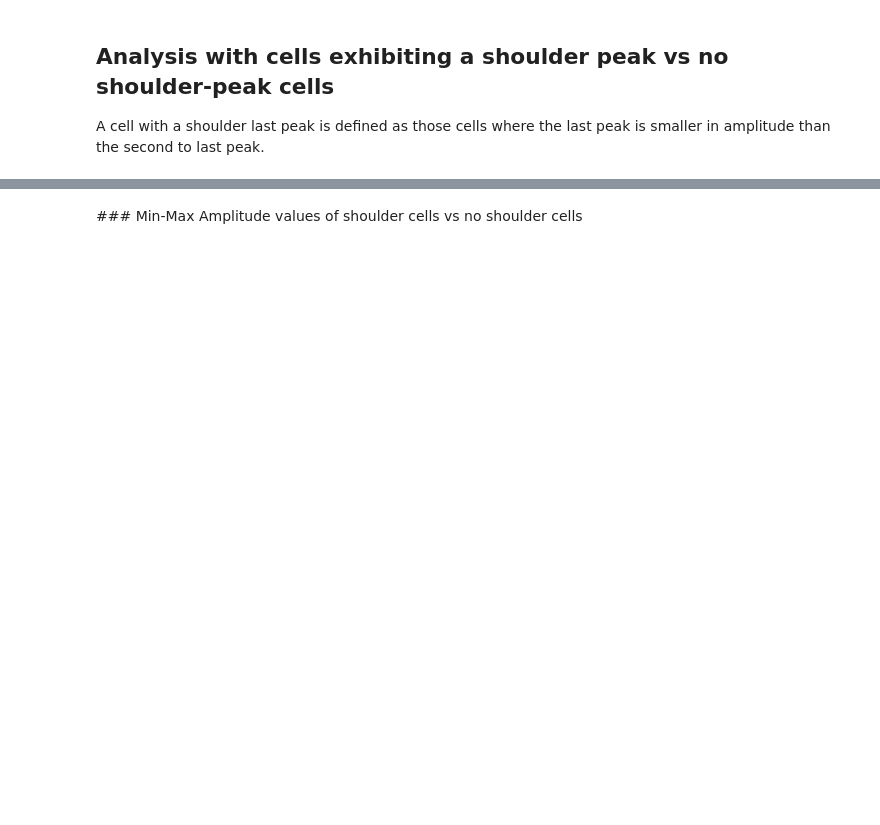
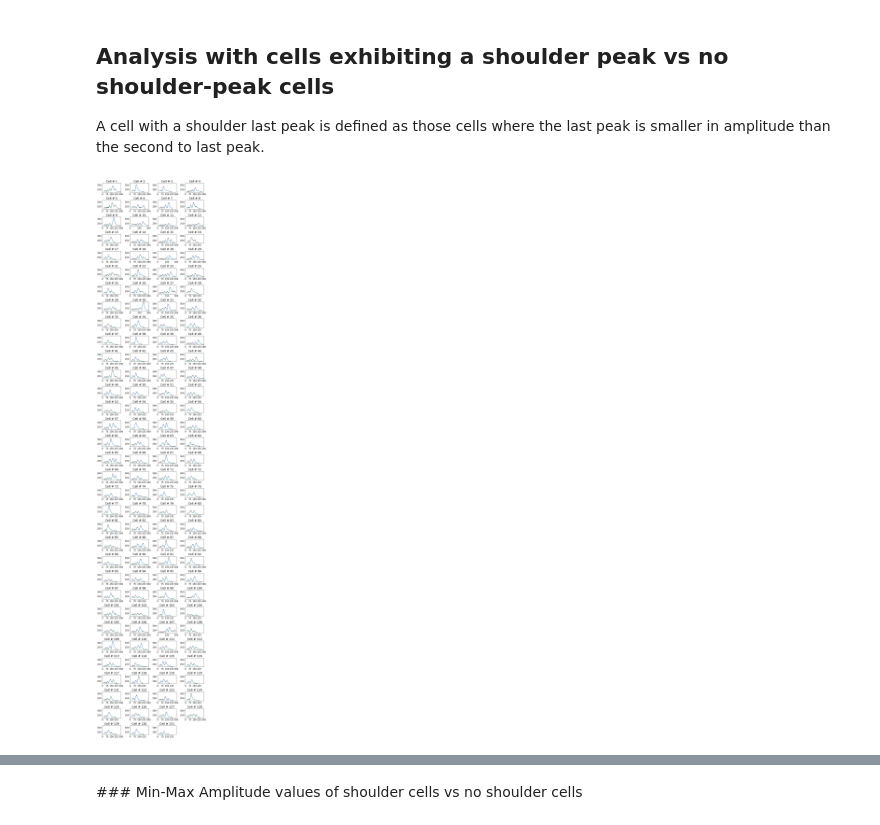
Before and after one commit to EPFL-TOP/WSC_NotebooksPaper, a Jupyter notebook: notebooks/FigureS2-invivo.ipynb, the cells around one changed output, grey strips where cells are left out. Saved outputs shown, nothing was run; the diff lists cells and outputs as text; code cells hidden in the pictures; blank space fills up the shorter version.

```diff
--- a/notebooks/FigureS2-invivo.ipynb
+++ b/notebooks/FigureS2-invivo.ipynb
@@ -522,7 +535,9 @@ analysis = 'ts_as'
 
 # Define the dimensions of the subplot
 n_cols =  4
-n_rows = np.ceil((n_cells + 1) / n_cols)
+#CH: Changed
+#n_rows = np.ceil((n_cells + 1) / n_cols)
+n_rows = int(np.ceil((n_cells + 1) / n_cols))
 plot_num = 1
 
 # Initialize the figure size
@@ -563,33 +578,35 @@ for j in range(n_cells):
     # Save peaks (in time)
     max_peaks_all.append((peaks.peaks+window/2)*tr_min)
     min_peaks_all.append((peaks.peaks_+window/2)*tr_min)
 
     # Save maxima intensity
     max_val_all.append(y[peaks.peaks])
 
     # Save minima
     min_val_all.append(y[peaks.peaks_][:-1])
 
     # Save periods
     if len(peaks.peaks)>1:
         periods_all.append(np.diff(peaks.peaks)*tr_min)
 
     if len(peaks.peaks)>max_n_cycles:
         max_n_cycles = len(peaks.peaks)
 
     plt.plot(peaks.peaks, y[peaks.peaks], "xr"); plt.plot(peaks.peaks_, y[peaks.peaks_], "xg"); plt.plot(y); #plt.legend(['Max Peak', 'Min Peak'])
     plt.title('Cell # %d'%(j+1), fontsize = 18)
     #plt.xlabel('Time [min]', fontsize=16)
     locs, labels = plt.xticks()
     plt.xticks(locs, map(int,np.round(locs*tr_min)), fontsize=14)
     plt.yticks(fontsize=14)
     #plt.ylabel('Mean Intensity', fontsize=16)
     plt.xlim([0,200])
     plt.ylim([100,600])
 
 
 plt.tight_layout()
 plt.show()
+# %% [output]
+[figure, added]
 # %%
 shoulder_cells = []
 no_shoulder_cells = []
```
Also changed, not shown: parts of 17 cells of this notebook, 7 other files.
